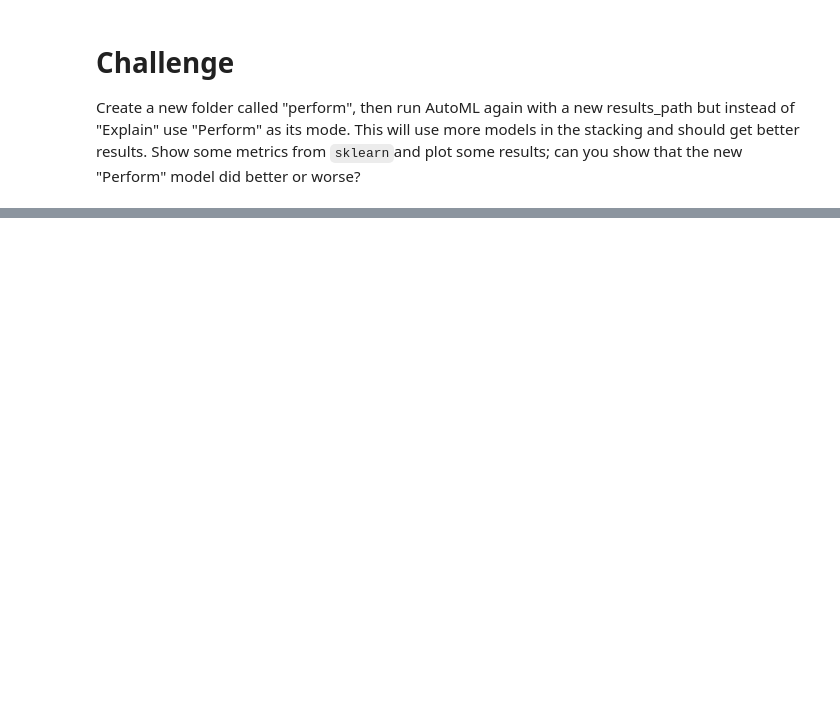
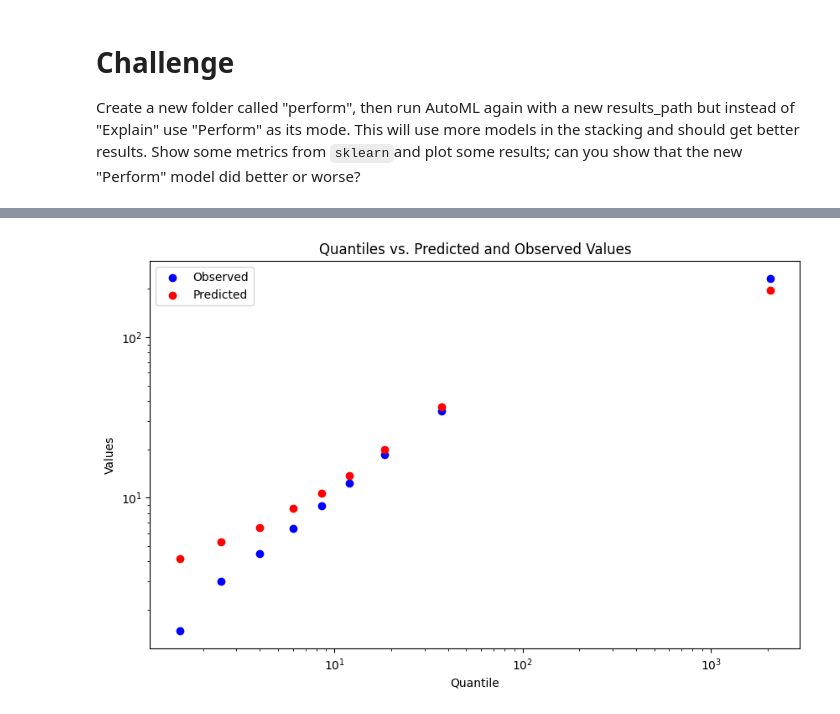
Before and after one commit to benjamintee/CASA_DSSS, a Jupyter notebook: automl/automl.ipynb, the cells around one changed output, grey strips where cells are left out. Drawn from its saved outputs; the diff is of its cells as text; code cells hidden in the pictures; blank space fills up the shorter version.

```diff
--- a/automl/automl.ipynb
+++ b/automl/automl.ipynb
@@ -195,6 +180,35 @@ print(r2_score(y_test, y_pred))
 y_eval = pd.DataFrame({'y_pred': y_pred, 'y_test': y_test})
 y_eval['quantile'] = pd.qcut(y_eval['y_test'], 10, duplicates='drop')
 y_eval['quantile'] = y_eval['quantile'].apply(lambda x: x.mid)
+# %%
+# average error per quantile
+y_tile = y_eval.groupby('quantile', as_index=False).agg({'y_pred': 'mean', 'y_test': 'mean'})
+
+import matplotlib.pyplot as plt
+# sort the DataFrame by decile for plotting
+y_tile.sort_values('quantile', inplace=True)
+
+# create a figure and an axes instance
+fig, ax = plt.subplots(figsize=(10, 6))
+
+# scatter plot for observed values on ax
+ax.scatter(y_tile['quantile'], y_tile['y_test'], color='blue', label='Observed')
+
+# scatter plot for predicted values on ax
+ax.scatter(y_tile['quantile'], y_tile['y_pred'], color='red', label='Predicted')
+
+# adding labels and legend
+ax.set_xlabel('Quantile')
+ax.set_ylabel('Values')
+ax.set_xscale('log')
+ax.set_yscale('log')
+ax.set_title('Quantiles vs. Predicted and Observed Values')
+ax.legend()
+
+# show plot
+plt.show()
+# %% [output]
+[figure, added]
 # %%
 # predictions against observations
 y_eval.sort_values('quantile', inplace=True)
```
Also changed, not shown: parts of 10 cells of this notebook.
